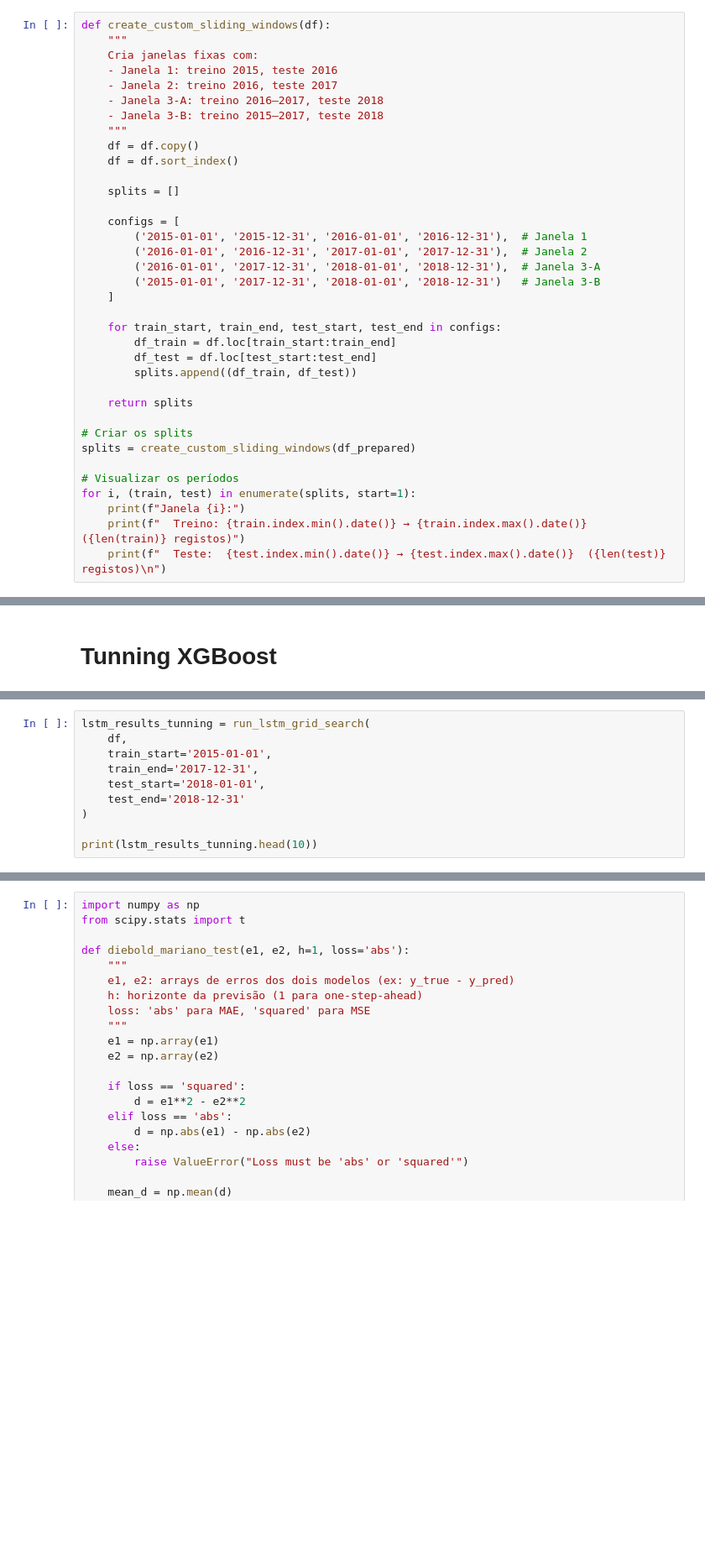
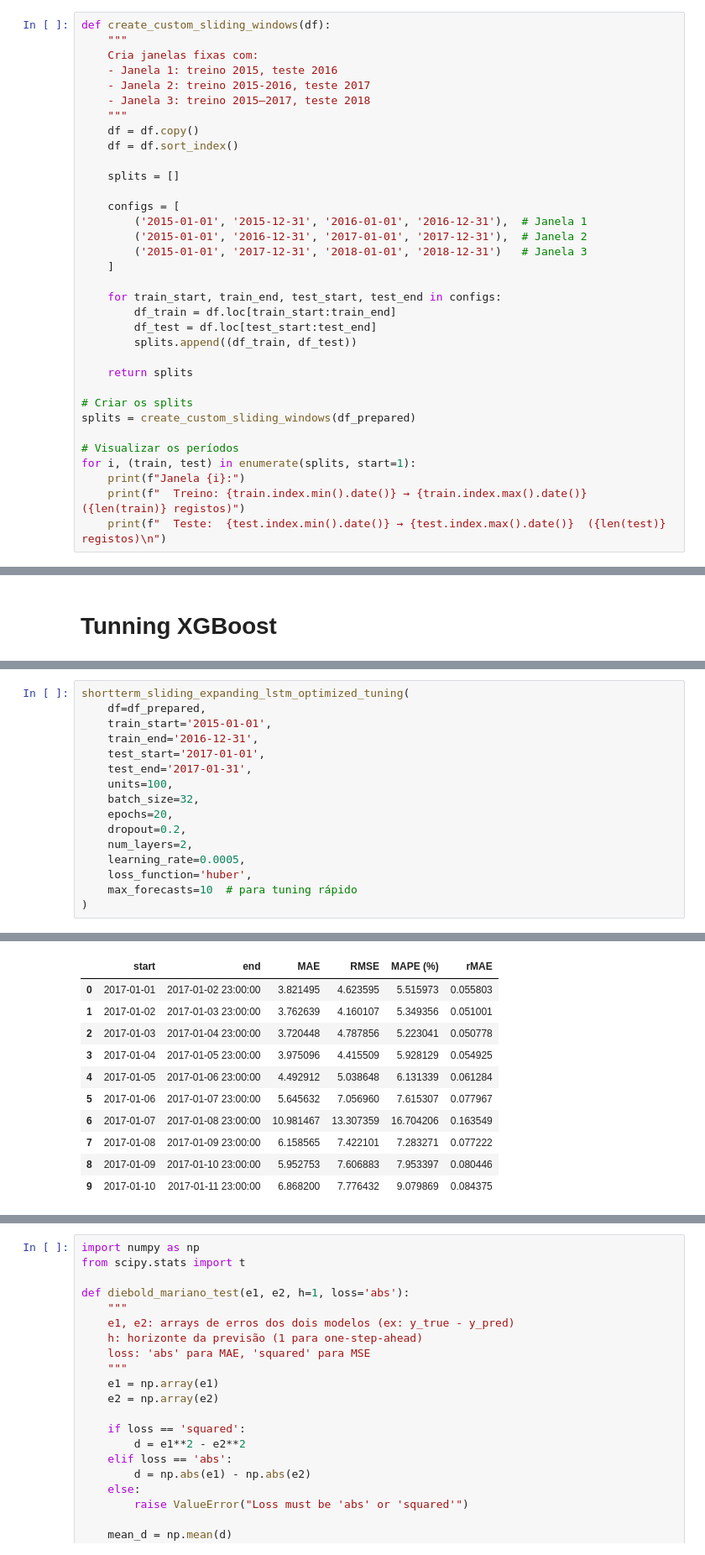
Before and after one commit to GoncaloPereira1201500/DIMEI, a Jupyter notebook: ModelsTrainingAndForecastingShortTerm.ipynb, the cells around one changed output, grey strips where cells are left out. Shown at 84% size. Cells and saved outputs as stored; diff of their text form; blank space fills up the shorter version.

```diff
--- a/ModelsTrainingAndForecastingShortTerm.ipynb
+++ b/ModelsTrainingAndForecastingShortTerm.ipynb
@@ -40,9 +40,8 @@ def create_custom_sliding_windows(df):
     """
     Cria janelas fixas com:
     - Janela 1: treino 2015, teste 2016
-    - Janela 2: treino 2016, teste 2017
-    - Janela 3-A: treino 2016–2017, teste 2018
-    - Janela 3-B: treino 2015–2017, teste 2018
+    - Janela 2: treino 2015-2016, teste 2017
+    - Janela 3: treino 2015–2017, teste 2018
     """
     df = df.copy()
     df = df.sort_index()
@@ -51,9 +50,8 @@ def create_custom_sliding_windows(df):
 
     configs = [
         ('2015-01-01', '2015-12-31', '2016-01-01', '2016-12-31'),  # Janela 1
-        ('2016-01-01', '2016-12-31', '2017-01-01', '2017-12-31'),  # Janela 2
-        ('2016-01-01', '2017-12-31', '2018-01-01', '2018-12-31'),  # Janela 3-A
-        ('2015-01-01', '2017-12-31', '2018-01-01', '2018-12-31')   # Janela 3-B
+        ('2015-01-01', '2016-12-31', '2017-01-01', '2017-12-31'),  # Janela 2
+        ('2015-01-01', '2017-12-31', '2018-01-01', '2018-12-31')   # Janela 3
     ]
 
     for train_start, train_end, test_start, test_end in configs:
@@ -1250,11 +1551,17 @@ def run_lstm_grid_search(df, train_start, train_end, test_start, test_end, forec
 # %%
-lstm_results_tunning = run_lstm_grid_search(
-    df,
+shortterm_sliding_expanding_lstm_optimized_tuning(
+    df=df_prepared,
     train_start='2015-01-01',
-    train_end='2017-12-31',
-    test_start='2018-01-01',
-    test_end='2018-12-31'
+    train_end='2016-12-31',
+    test_start='2017-01-01',
+    test_end='2017-01-31',
+    units=100,
+    batch_size=32,
+    epochs=20,
+    dropout=0.2,
+    num_layers=2,
+    learning_rate=0.0005,
+    loss_function='huber',
+    max_forecasts=10  # para tuning rápido
 )
-
-print(lstm_results_tunning.head(10))
 # %% [output]
@@ -1397,0 +1578,11 @@ Training: units=100, batch_size=32, epochs=20
+|  | start | end | MAE | RMSE | MAPE (%) | rMAE |
+| 0 | 2017-01-01 | 2017-01-02 23:00:00 | 3.821495 | 4.623595 | 5.515973 | 0.055803 |
+| 1 | 2017-01-02 | 2017-01-03 23:00:00 | 3.762639 | 4.160107 | 5.349356 | 0.051001 |
+| 2 | 2017-01-03 | 2017-01-04 23:00:00 | 3.720448 | 4.787856 | 5.223041 | 0.050778 |
+| 3 | 2017-01-04 | 2017-01-05 23:00:00 | 3.975096 | 4.415509 | 5.928129 | 0.054925 |
+| 4 | 2017-01-05 | 2017-01-06 23:00:00 | 4.492912 | 5.038648 | 6.131339 | 0.061284 |
+| 5 | 2017-01-06 | 2017-01-07 23:00:00 | 5.645632 | 7.056960 | 7.615307 | 0.077967 |
+| 6 | 2017-01-07 | 2017-01-08 23:00:00 | 10.981467 | 13.307359 | 16.704206 | 0.163549 |
+| 7 | 2017-01-08 | 2017-01-09 23:00:00 | 6.158565 | 7.422101 | 7.283271 | 0.077222 |
+| 8 | 2017-01-09 | 2017-01-10 23:00:00 | 5.952753 | 7.606883 | 7.953397 | 0.080446 |
+| 9 | 2017-01-10 | 2017-01-11 23:00:00 | 6.868200 | 7.776432 | 9.079869 | 0.084375 |
```
Also changed, not shown: parts of 32 cells of this notebook, 2 other files.
